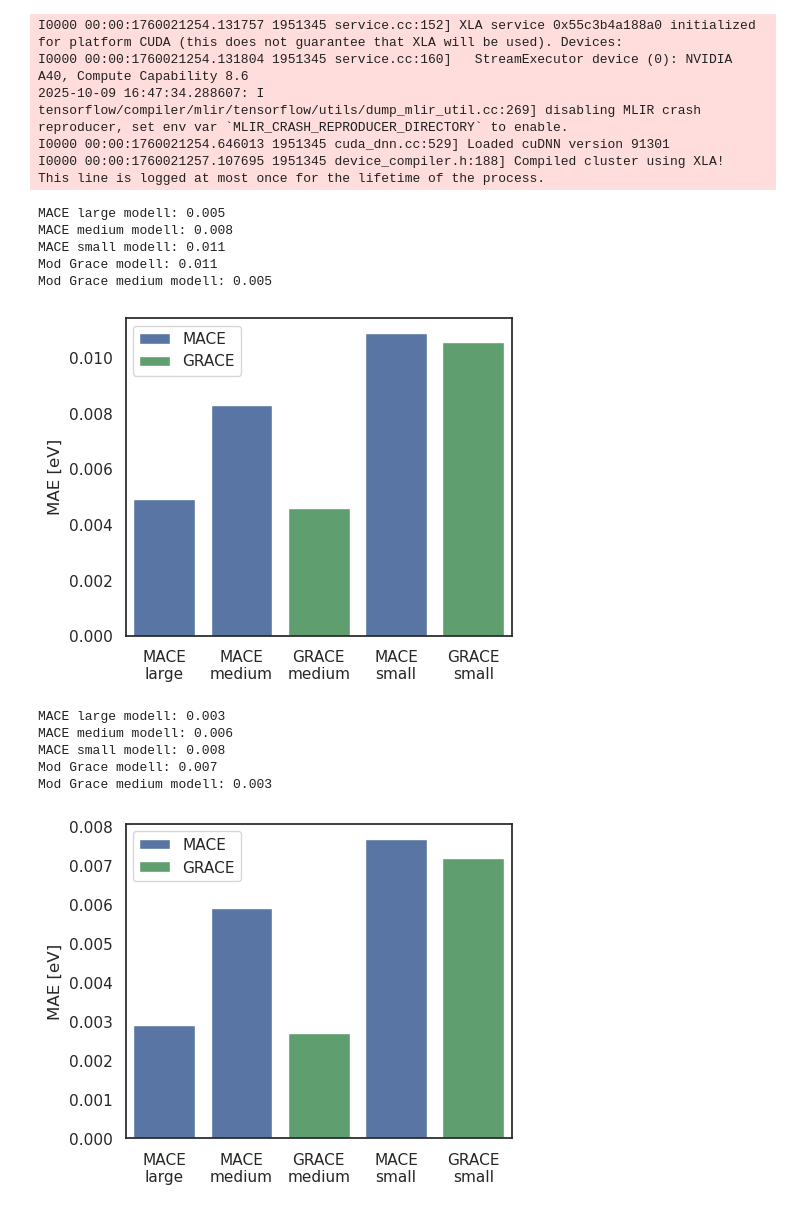
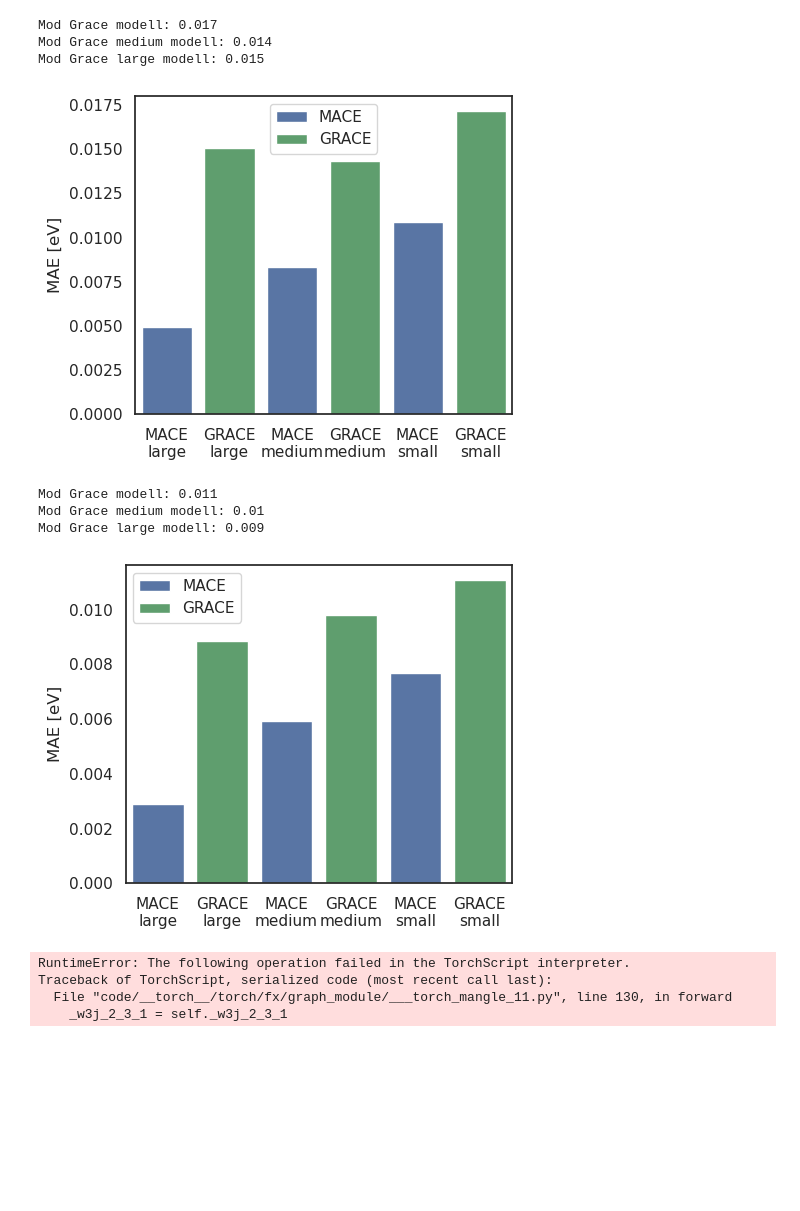
Before and after one commit to heid-lab/grace-off, a Jupyter notebook: analysis/torsions.ipynb, the cells around one changed output. Cells and saved outputs as stored; diff of their text form; code cells hidden in the pictures; blank space fills up the shorter version.

```diff
--- a/analysis/torsions.ipynb
+++ b/analysis/torsions.ipynb
@@ -47,7 +47,7 @@ ref_structures = read("../data/b_off_2.0_ood.xyz", ":")
 # %%
 ## Models to investigate
 # MACE models for comparison
-calc_mae_large = MACECalculator(
+calc_mace_large = MACECalculator(
     model_paths=f"{model_path}/MACE-OFF23_large.model", device="cuda"
 )
 calc_mace_medium = MACECalculator(
@@ -58,11 +58,14 @@ calc_mace_small = MACECalculator(
 )
 # GRACE models
 calc_grace_small = TPCalculator(
-    model="/share/theochem/johannes.karwounopoulos/4d_test/train_grace/2_layer/intermediate_b_off_small/seed/1/saved_model/"
+    model="/share/theochem/johannes.karwounopoulos/4d_test/train_grace/2_layer/a_wpS_small/seed/1/saved_model/"
 )
 calc_grace_medium = TPCalculator(
-    model="/share/theochem/johannes.karwounopoulos/4d_test/train_grace/2_layer/intermediate_b_off_medium/seed/1/saved_model/"
+    model="/share/theochem/johannes.karwounopoulos/4d_test/train_grace/2_layer/a_wpS_medium/seed/1/saved_model/"
 )
+calc_grace_large = TPCalculator(
+    model="/share/theochem/johannes.karwounopoulos/4d_test/train_grace/2_layer/a_wpS_large/seed/1/saved_model/"
+)
 # %% [output]
 Using head Default out of ['Default']
 No dtype selected, switching to float64 to match model dtype.
@@ -258,54 +281,58 @@ def plot_bar_chart(
     plt.show()
 # %%
 (
-    diff_mace_large,
-    diff_mace_medium,
-    diff_mace_small,
+    # diff_mace_large,
+    # diff_mace_medium,
+    # diff_mace_small,
     diff_grace_small,
     diff_grace_medium,
+    diff_grace_large,
 ) = calculate_energies_for_torsions(data_tnet)
+
+# Data for Tnet500
+diff_mace_small = 0.010900202681683747
+diff_mace_medium = 0.00832633049590034
+diff_mace_large = 0.004945196822494154
 
 plot_bar_chart(
     diff_mace_large,
     diff_mace_medium,
     diff_mace_small,
     diff_grace_small,
     diff_grace_medium,
+    diff_grace_large,
     data_tnet,
 )
 
 (
-    diff_mace_large,
-    diff_mace_medium,
-    diff_mace_small,
+    # diff_mace_large,
+    # diff_mace_medium,
+    # diff_mace_small,
     diff_grace_small,
     diff_grace_medium,
+    diff_grace_large,
 ) = calculate_energies_for_torsions(data_biaryl)
+
+diff_mace_small = 0.007679090306856489
+diff_mace_medium = 0.00591374014346839
+diff_mace_large = 0.002914610214596471
 
 plot_bar_chart(
     diff_mace_large,
     diff_mace_medium,
     diff_mace_small,
     diff_grace_small,
     diff_grace_medium,
+    diff_grace_large,
     data_biaryl,
 )
 # %% [output]
-I0000 00:00:1760021254.131757 1951345 service.cc:152] XLA service 0x55c3b4a188a0 initialized for platform CUDA (this does not guarantee that XLA will be used). Devices:
-I0000 00:00:1760021254.131804 1951345 service.cc:160]   StreamExecutor device (0): NVIDIA A40, Compute Capability 8.6
-2025-10-09 16:47:34.288607: I tensorflow/compiler/mlir/tensorflow/utils/dump_mlir_util.cc:269] disabling MLIR crash reproducer, set env var `MLIR_CRASH_REPRODUCER_DIRECTORY` to enable.
-I0000 00:00:1760021254.646013 1951345 cuda_dnn.cc:529] Loaded cuDNN version 91301
-I0000 00:00:1760021257.107695 1951345 device_compiler.h:188] Compiled cluster using XLA!  This line is logged at most once for the lifetime of the process.
+Mod Grace modell: 0.017
+Mod Grace medium modell: 0.014
+Mod Grace large modell: 0.015
+[figure, new version]
-MACE large modell: 0.005
-MACE medium modell: 0.008
-MACE small modell: 0.011
 Mod Grace modell: 0.011
-Mod Grace medium modell: 0.005
+Mod Grace medium modell: 0.01
+Mod Grace large modell: 0.009
-[figure, old version]
-MACE large modell: 0.003
-MACE medium modell: 0.006
-MACE small modell: 0.008
-Mod Grace modell: 0.007
-Mod Grace medium modell: 0.003
-[figure, old version]
+[figure, new version]
 # %%
@@ -340,3 +376,18 @@ pred_energies_medium, ref_energies_medium, pred_forces_medium, ref_forces_medium
+# %%
+pred_energies_small, ref_energies_small, pred_forces_small, ref_forces_small = (
+    calculate_energies_and_forces(calc_mace_small, structures, ref_structures, model="MACE")
+)
+pred_energies_medium, ref_energies_medium, pred_forces_medium, ref_forces_medium = (
+    calculate_energies_and_forces(calc_mace_medium, structures, ref_structures, model="MACE")
+)
+pred_energies_large, ref_energies_large, pred_forces_large, ref_forces_large = (
+    calculate_energies_and_forces(calc_mace_large, structures, ref_structures, model="MACE")
+)
+# %% [output]
+RuntimeError: The following operation failed in the TorchScript interpreter.
+Traceback of TorchScript, serialized code (most recent call last):
+  File "code/__torch__/torch/fx/graph_module/___torch_mangle_11.py", line 130, in forward
+    _w3j_2_3_1 = self._w3j_2_3_1
 # %%
 # Create subplot with 1 row and 2 columns
 fig, (ax1, ax2) = plt.subplots(1, 2, figsize=(7, 3.5))
```
Also changed, not shown: parts of 9 cells of this notebook, 3 other files.
